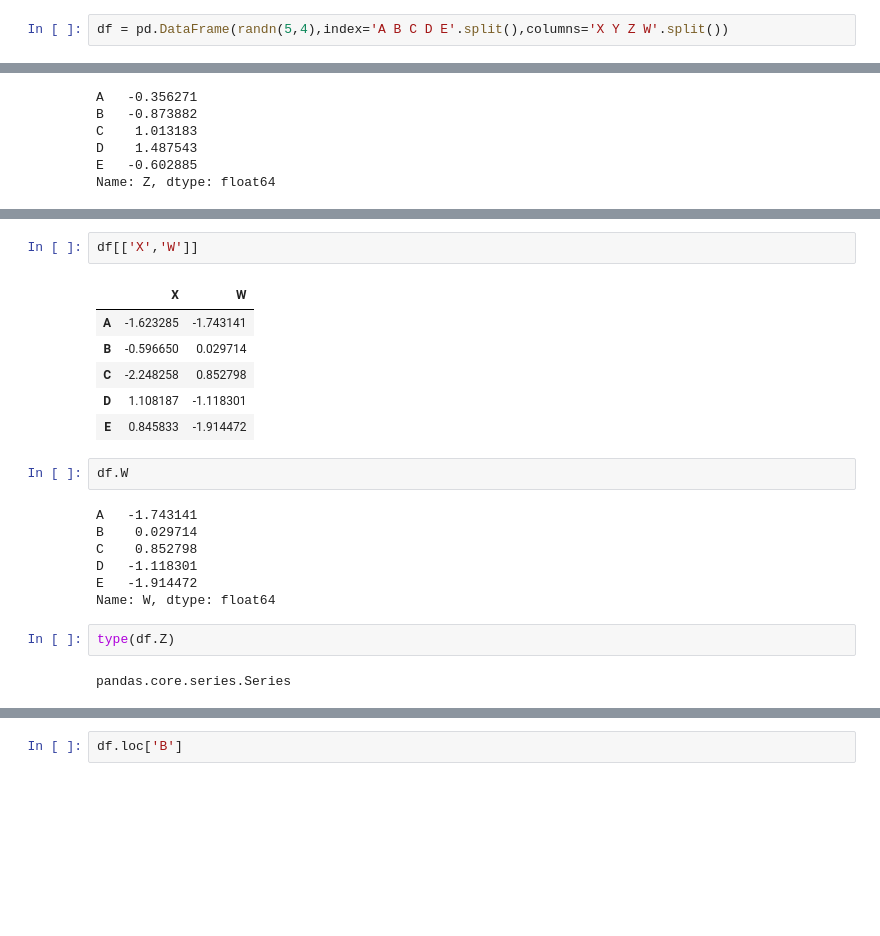
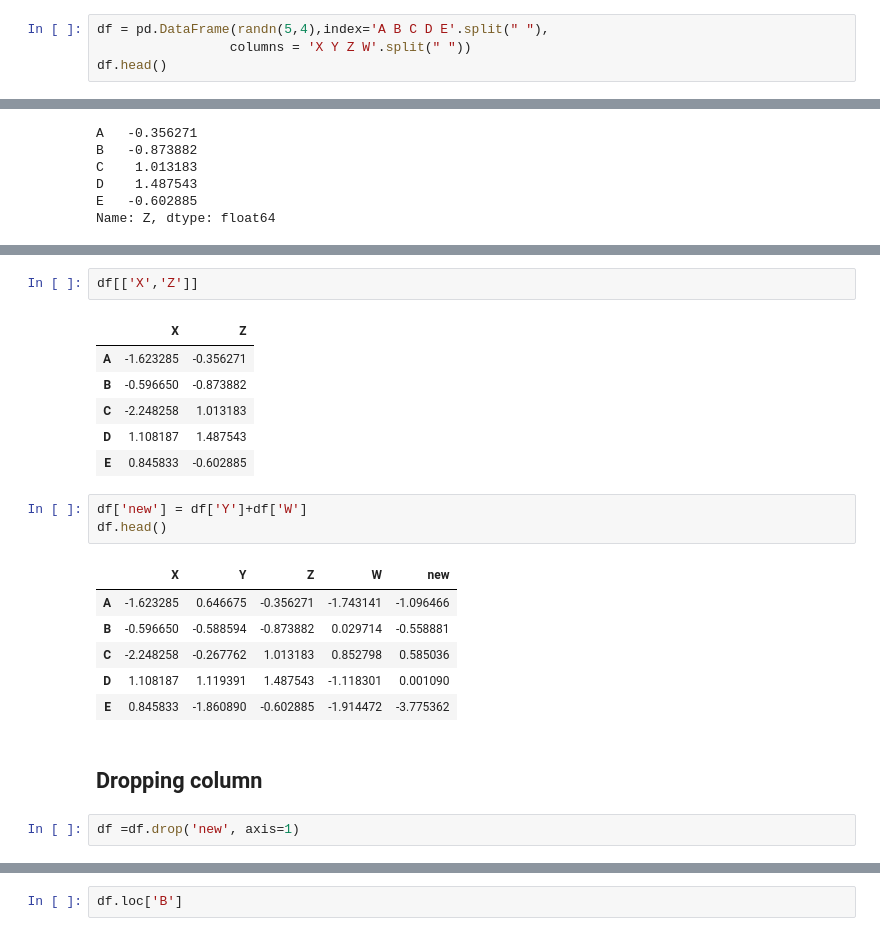
Before and after one commit to hurcmi/VADSTI_Spring-2023, a Jupyter notebook: FOUNDATION OF DATA SCIENCE DAY 1.ipynb, the cells around one changed output, grey strips where cells are left out. Cells and saved outputs as stored; diff of their text form; blank space fills up the shorter version.

Commit message:
FOUNDATION OF DATA SCIENCE DAY 2
Day 2

```diff
--- a/FOUNDATION OF DATA SCIENCE DAY 1.ipynb
+++ b/FOUNDATION OF DATA SCIENCE DAY 1.ipynb
@@ -723,2 +860,4 @@ np.random.seed(3)
 # %%
-df = pd.DataFrame(randn(5,4),index='A B C D E'.split(),columns='X Y Z W'.split())
+df = pd.DataFrame(randn(5,4),index='A B C D E'.split(" "),
+                 columns = 'X Y Z W'.split(" "))
+df.head()
@@ -747,22 +893,23 @@ Name: Z, dtype: float64
 # %%
-df[['X','W']]
+df[['X','Z']]
 # %% [output]
-|  | X | W |
-| A | -1.623285 | -1.743141 |
-| B | -0.596650 | 0.029714 |
-| C | -2.248258 | 0.852798 |
-| D | 1.108187 | -1.118301 |
-| E | 0.845833 | -1.914472 |
+|  | X | Z |
+| A | -1.623285 | -0.356271 |
+| B | -0.596650 | -0.873882 |
+| C | -2.248258 | 1.013183 |
+| D | 1.108187 | 1.487543 |
+| E | 0.845833 | -0.602885 |
-# %%
-df.W
-# %% [output]
-A   -1.743141
-B    0.029714
-C    0.852798
-D   -1.118301
-E   -1.914472
-Name: W, dtype: float64
-# %%
-type(df.Z)
-# %% [output]
-pandas.core.series.Series
+# %%
+df['new'] = df['Y']+df['W']
+df.head()
+# %% [output]
+|  | X | Y | Z | W | new |
+| A | -1.623285 | 0.646675 | -0.356271 | -1.743141 | -1.096466 |
+| B | -0.596650 | -0.588594 | -0.873882 | 0.029714 | -0.558881 |
+| C | -2.248258 | -0.267762 | 1.013183 | 0.852798 | 0.585036 |
+| D | 1.108187 | 1.119391 | 1.487543 | -1.118301 | 0.001090 |
+| E | 0.845833 | -1.860890 | -0.602885 | -1.914472 | -3.775362 |
+# %% [markdown]
+## Dropping column
+# %%
+df =df.drop('new', axis=1)
```
Also changed, not shown: parts of 174 cells of this notebook.
